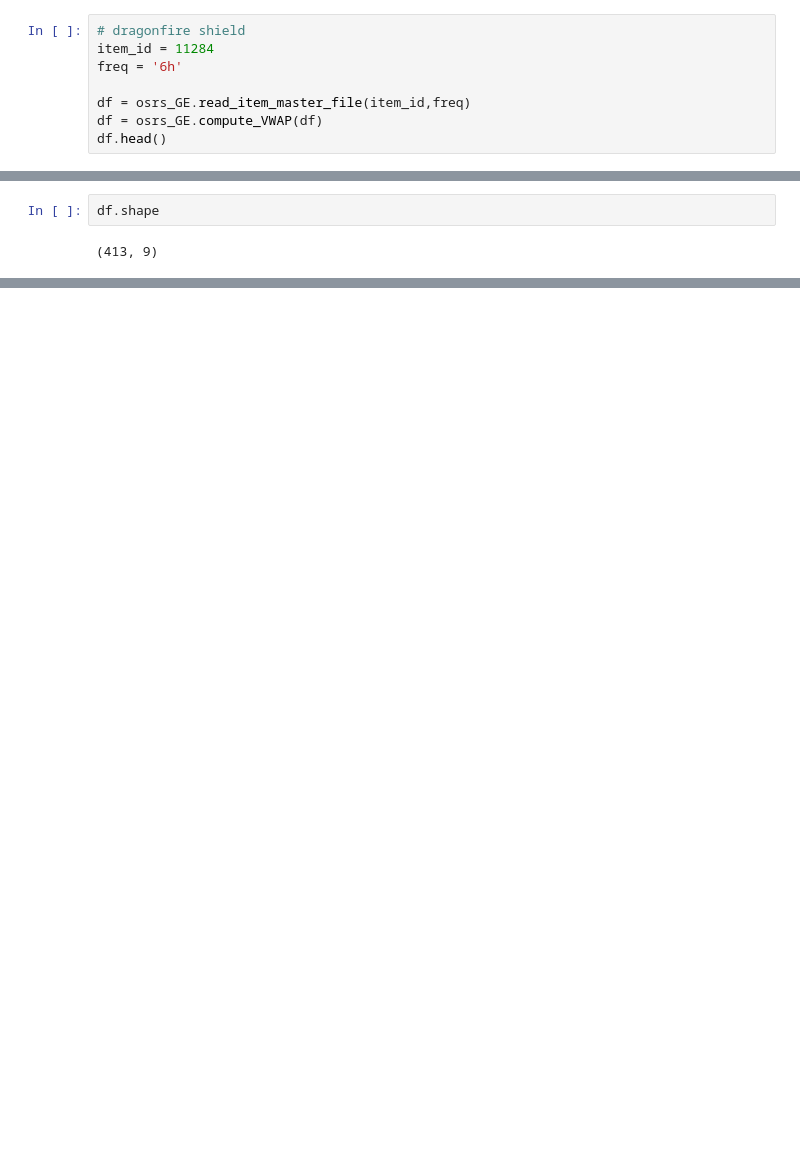
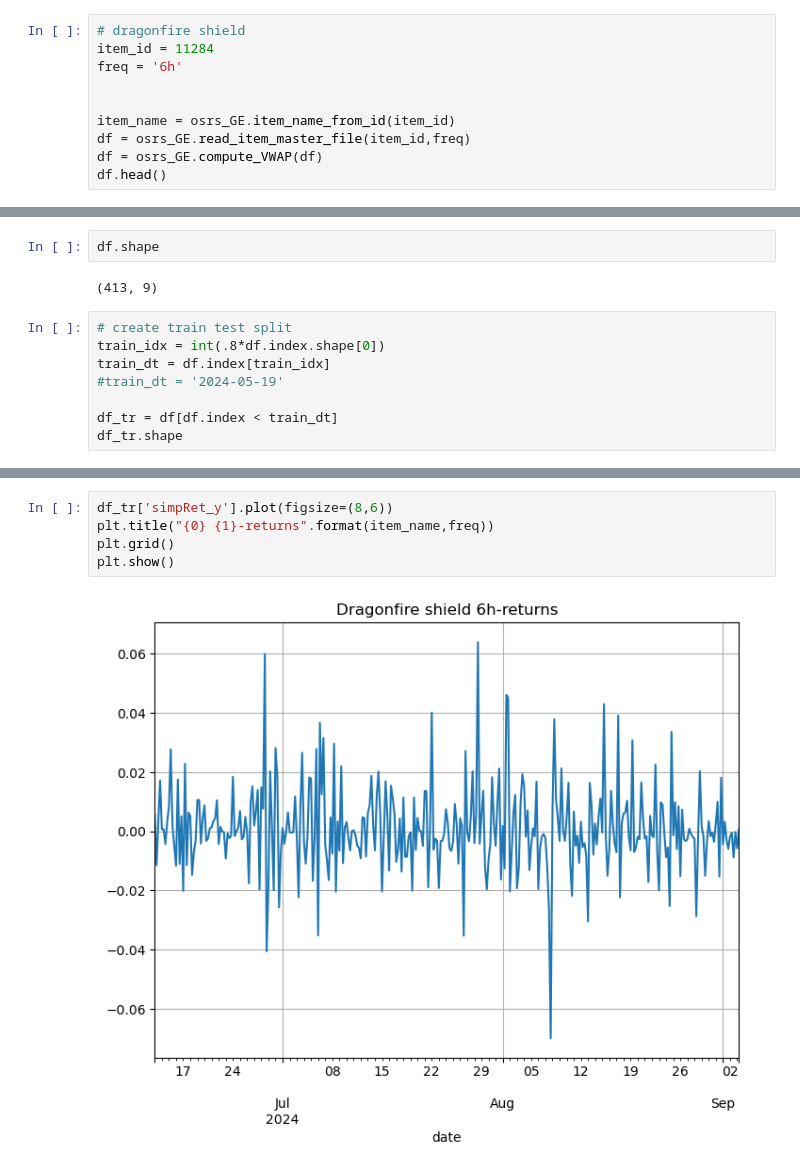
Before and after one commit to codyjcao/osrs-ge, a Jupyter notebook: osrs_ML_forecasting.ipynb, the cells around one changed output, grey strips where cells are left out. Saved outputs shown, nothing was run; the diff lists cells and outputs as text; blank space fills up the shorter version.

```diff
--- a/osrs_ML_forecasting.ipynb
+++ b/osrs_ML_forecasting.ipynb
@@ -12,6 +21,8 @@ import matplotlib.pyplot as plt
 item_id = 11284
 freq = '6h'
 
+
+item_name = osrs_GE.item_name_from_id(item_id)
 df = osrs_GE.read_item_master_file(item_id,freq)
 df = osrs_GE.compute_VWAP(df)
 df.head()
@@ -108,3 +119,11 @@ df.head()
 df.shape
 # %% [output]
 (413, 9)
+# %%
+# create train test split
+train_idx = int(.8*df.index.shape[0])
+train_dt = df.index[train_idx]
+#train_dt = '2024-05-19'
+
+df_tr = df[df.index < train_dt]
+df_tr.shape
@@ -110,0 +143,7 @@ df.shape
+# %%
+df_tr['simpRet_y'].plot(figsize=(8,6))
+plt.title("{0} {1}-returns".format(item_name,freq))
+plt.grid()
+plt.show()
+# %% [output]
+[figure, added]
```
Also changed, not shown: parts of 17 cells of this notebook, 2 other files.
